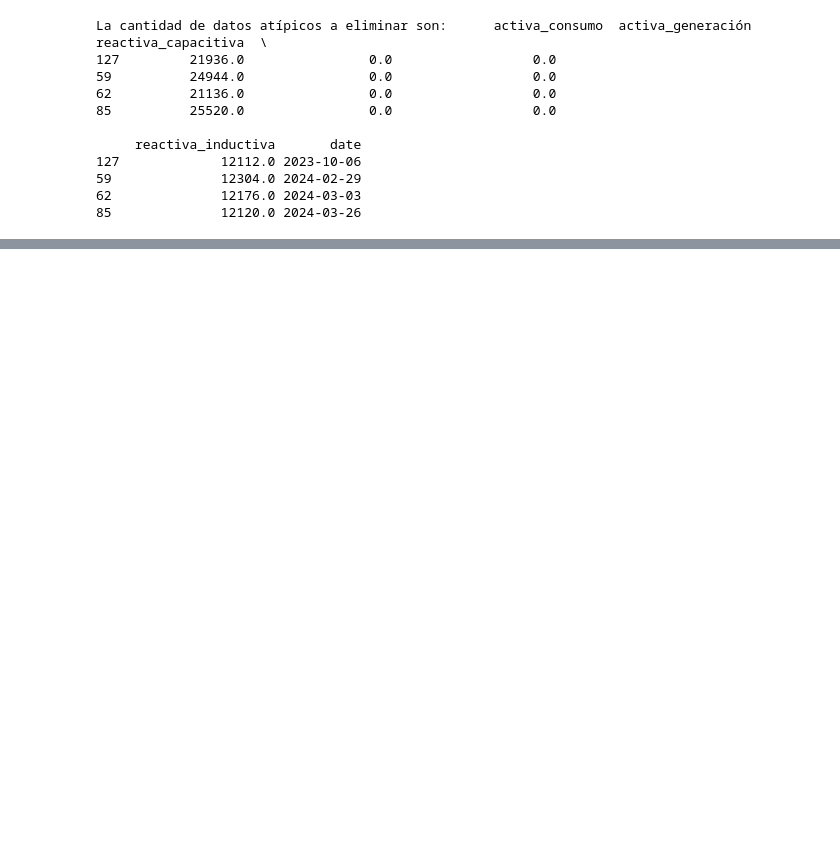
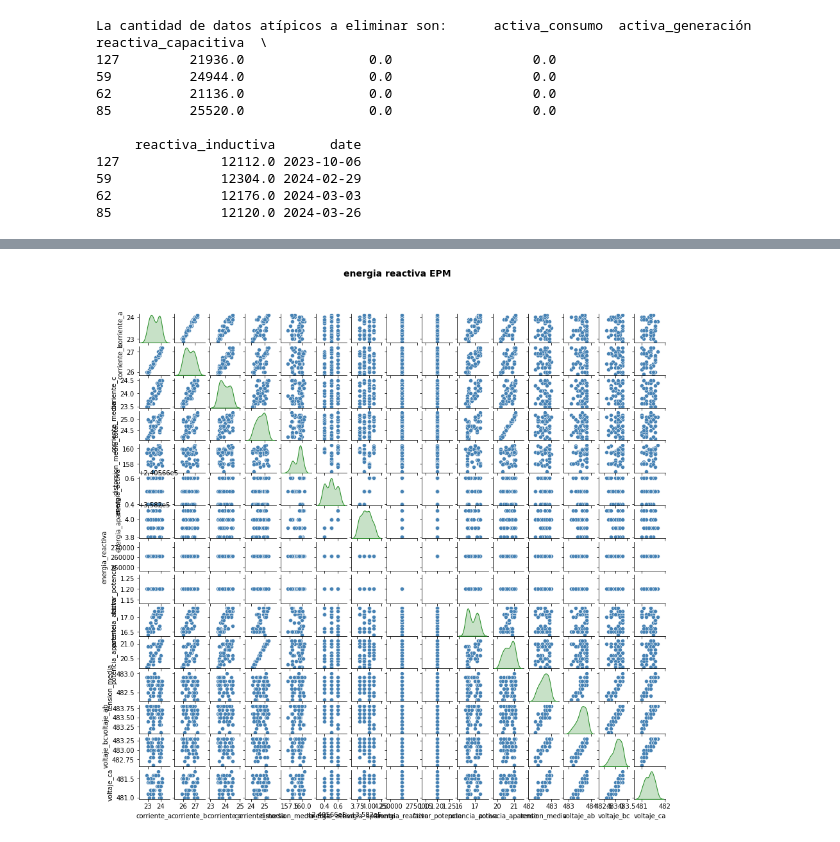
Before and after one commit to Causil/especializacion, a Jupyter notebook: monografia/momentos_evaluativos/Momento 3/ME03-G10-[1038129159]-[98761437].ipynb, the cells around one changed output, grey strips where cells are left out. Saved outputs shown, nothing was run; the diff lists cells and outputs as text; code cells hidden in the pictures; blank space fills up the shorter version.

```diff
--- a/monografia/momentos_evaluativos/Momento 3/ME03-G10-[1038129159]-[98761437].ipynb
+++ b/monografia/momentos_evaluativos/Momento 3/ME03-G10-[1038129159]-[98761437].ipynb
@@ -322,0 +471,4 @@ La cantidad de datos atípicos a eliminar son:      activa_consumo  activa_gener
+# %%
+numCols_power_meters = df_iot_power_meters.select_dtypes(include = ['float64']).columns.tolist()
+print(len(numCols_power_meters))
+df_iot_power_meters[numCols_power_meters].head()
@@ -322,0 +483,6 @@ La cantidad de datos atípicos a eliminar son:      activa_consumo  activa_gener
+# %%
+multiple_plot(5, df_iot_power_meters , numCols_power_meters, None, 'scatterplot', 'energia reactiva EPM',30)
+
+matrizCorr_power_meters = df_iot_power_meters[numCols_power_meters].corr()
+# %% [output]
+[figure, added]
```
Also changed, not shown: parts of 27 cells of this notebook, 1 other file.
